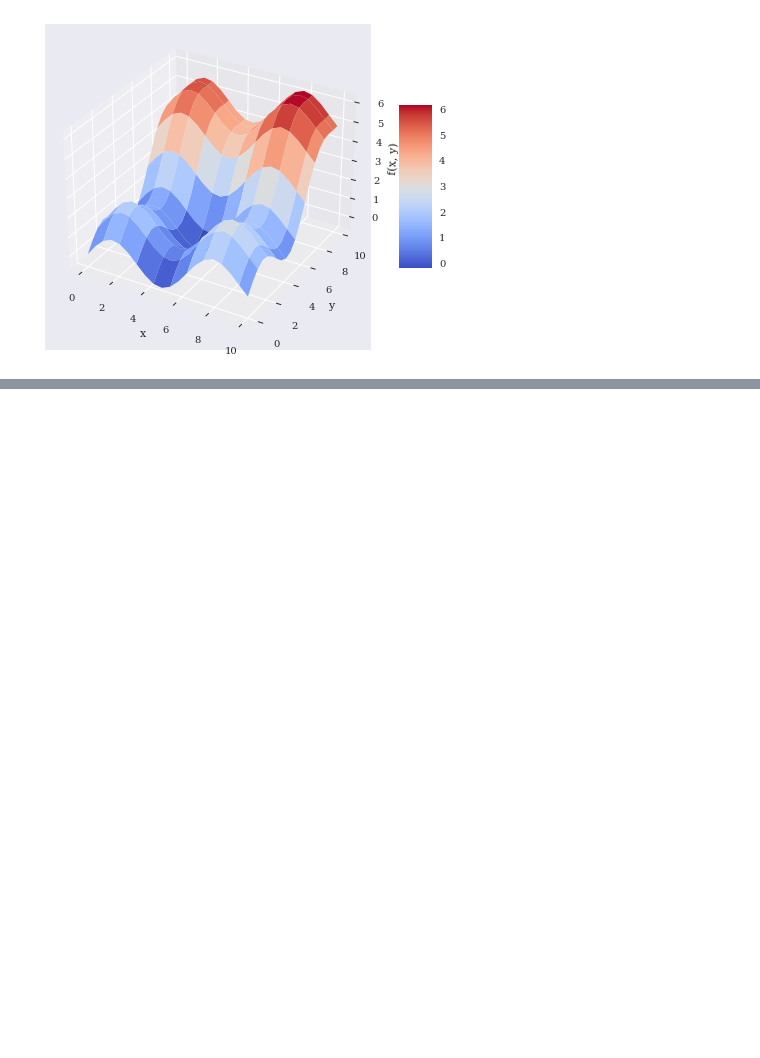
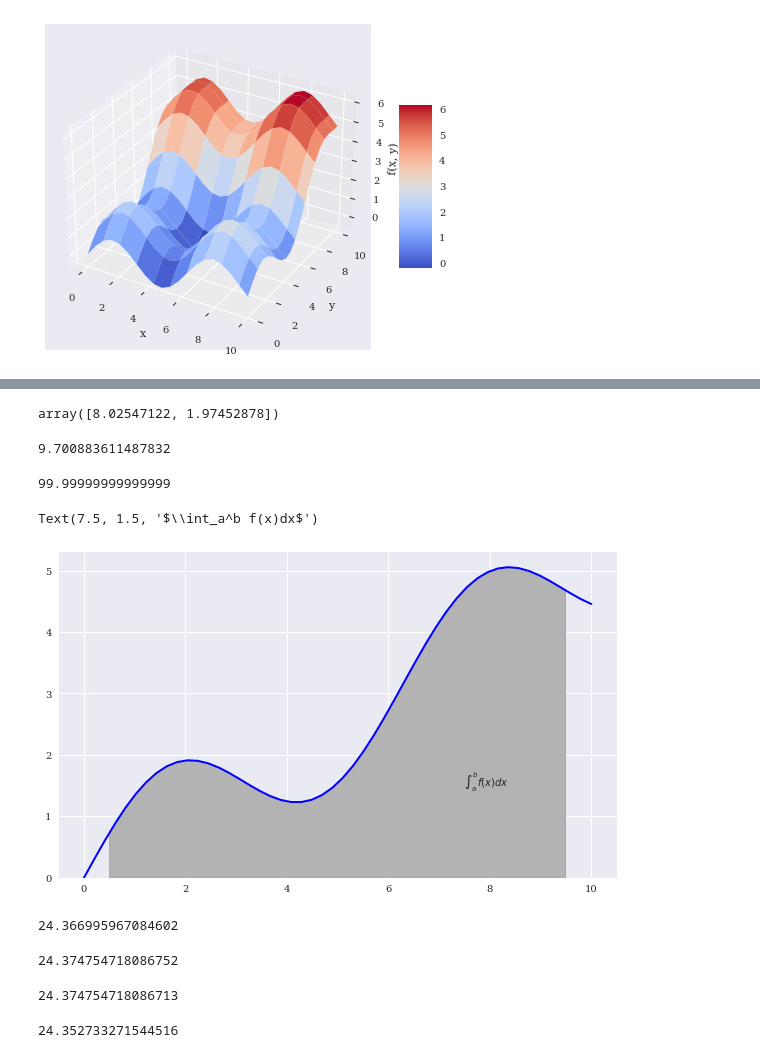
Before and after one commit to MuayThaiLegz/Financial-ML-, a Jupyter notebook: ml_data/py_fin_cpt_11.ipynb, the cells around one changed output, grey strips where cells are left out. Cells and saved outputs as stored; diff of their text form; code cells hidden in the pictures; blank space fills up the shorter version.

Commit message:
local global min appro, intergration,
Worked on retrieving local global min from a function, numerical integration.

```diff
--- a/ml_data/py_fin_cpt_11.ipynb
+++ b/ml_data/py_fin_cpt_11.ipynb
@@ -300,0 +459,54 @@ fig.colorbar(surf, shrink=0.5, aspect=5)
+# %%
+result['x'] # The optimal parameter values (i.e, the optimal portfolio)
+# %% [output]
+array([8.02547122, 1.97452878])
+# %%
+-result['fun'] # The negative minimum function value as the optimal solution value
+# %% [output]
+9.700883611487832
+# %%
+np.dot(result['x'], [10, 10]) # The budget constraint is binding all wealth is invested
+# %% [output]
+99.99999999999999
+# %%
+#Integration
+"""
+For valutation and option pricing, intergration is an important math tool.
+Steeming from the fact that risk-neutral values of derivatives can be expressed in general as the discounted expectaion of their payoff.
+under risk neutral or martingale measure.
+
+The expectation in turn is a sum in the discrete case and an intergral in the continuous case.
+The sub package scipy.intergrate provides diffrent functions for numerical intergrstion.
+"""
+import scipy.integrate as sci
+
+def f(x):
+    return np.sin(x) + 0.5 * x
+# %%
+# The integration interval shall be [0.5, 9.5], leading to the definite intergral
+
+# The follwing code defines the major Python objects to evaluate the integral
+
+x = np.linspace(0, 10)
+y = f(x)
+a = 0.5 # Left integration limit
+b = 9.5 # Right integration limit
+Ix = np.linspace(a, b) # Integration interval values
+Iy = f(Ix) # Intergration  function value
+
+# The plot visualizes the integral value as the gray-shapded area under the function
+
+from matplotlib.patches import Polygon
+
+fig, ax = plt.subplots(figsize=(10, 6))
+plt.plot(x, y, 'b', linewidth=2)
+plt.ylim(bottom=0)
+Ix = np.linspace(a, b)
+Iy = f(Ix)
+verts = [(a, 0)] + list(zip(Ix, Iy)) + [(b, 0)]
+poly = Polygon(verts, facecolor='0.7', edgecolor='0.5')
+ax.add_patch(poly)
+plt.text(0.75 * (a + b), 1.5, r"$\int_a^b f(x)dx$")
+# %% [output]
+Text(7.5, 1.5, '$\\int_a^b f(x)dx$')
+[figure, added]
@@ -300,0 +519,22 @@ fig.colorbar(surf, shrink=0.5, aspect=5)
+# %%
+sci.fixed_quad(f, a, b)[0]
+# %% [output]
+24.366995967084602
+# %%
+sci.quad(f, a, b)[0]
+# %% [output]
+24.374754718086752
+# %%
+sci.romberg(f, a, b)
+# %% [output]
+24.374754718086713
+# %%
+"""
+There are also a number of intergraion functions that take as input list or ndarray objects eith fucntion values and input values, respectively.
+Examples in this regard are sci.trapz(), using the trapezoidal rule, and sci.simps() implementing Simpson's rule:
+"""
+xi = np.linspace(0.5, 9.5, 25)
+
+sci.trapz(f(xi), xi)
+# %% [output]
+24.352733271544516
```
Also changed, not shown: parts of 18 cells of this notebook.
